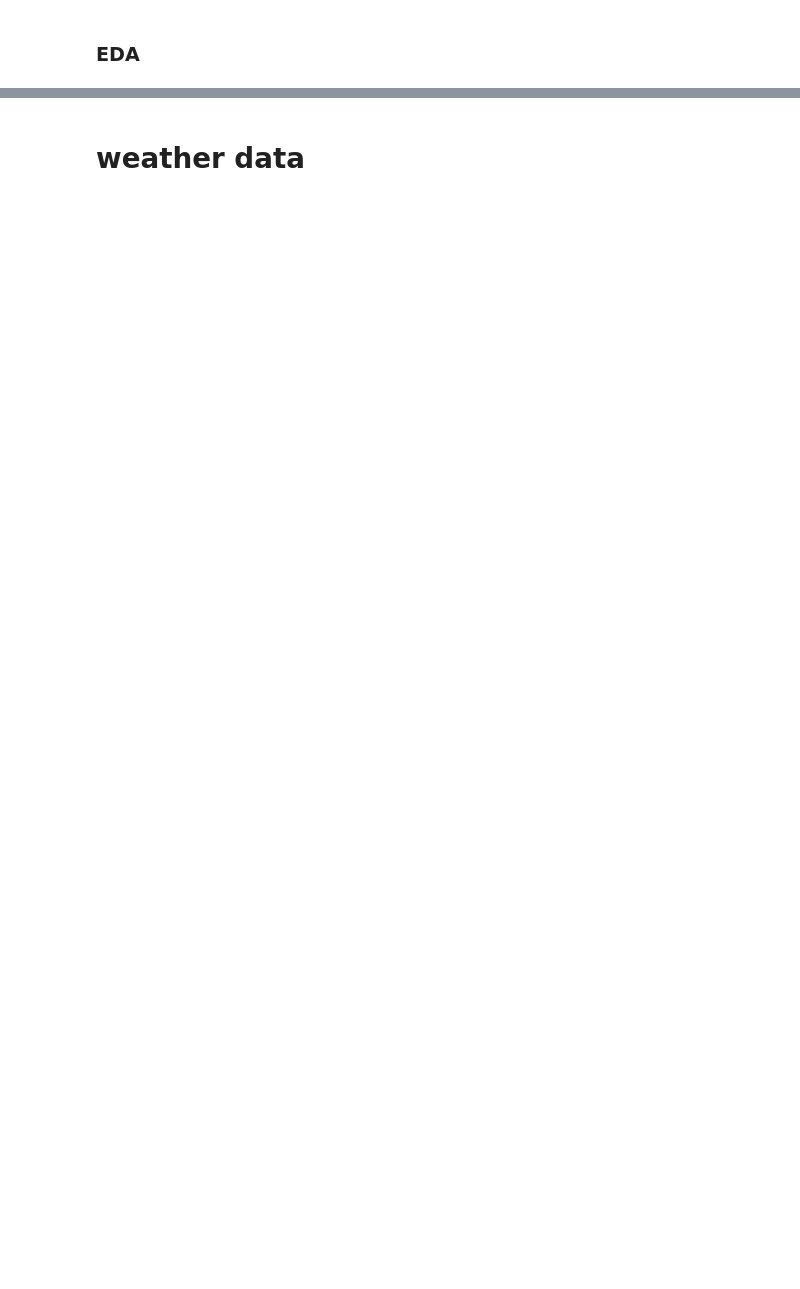
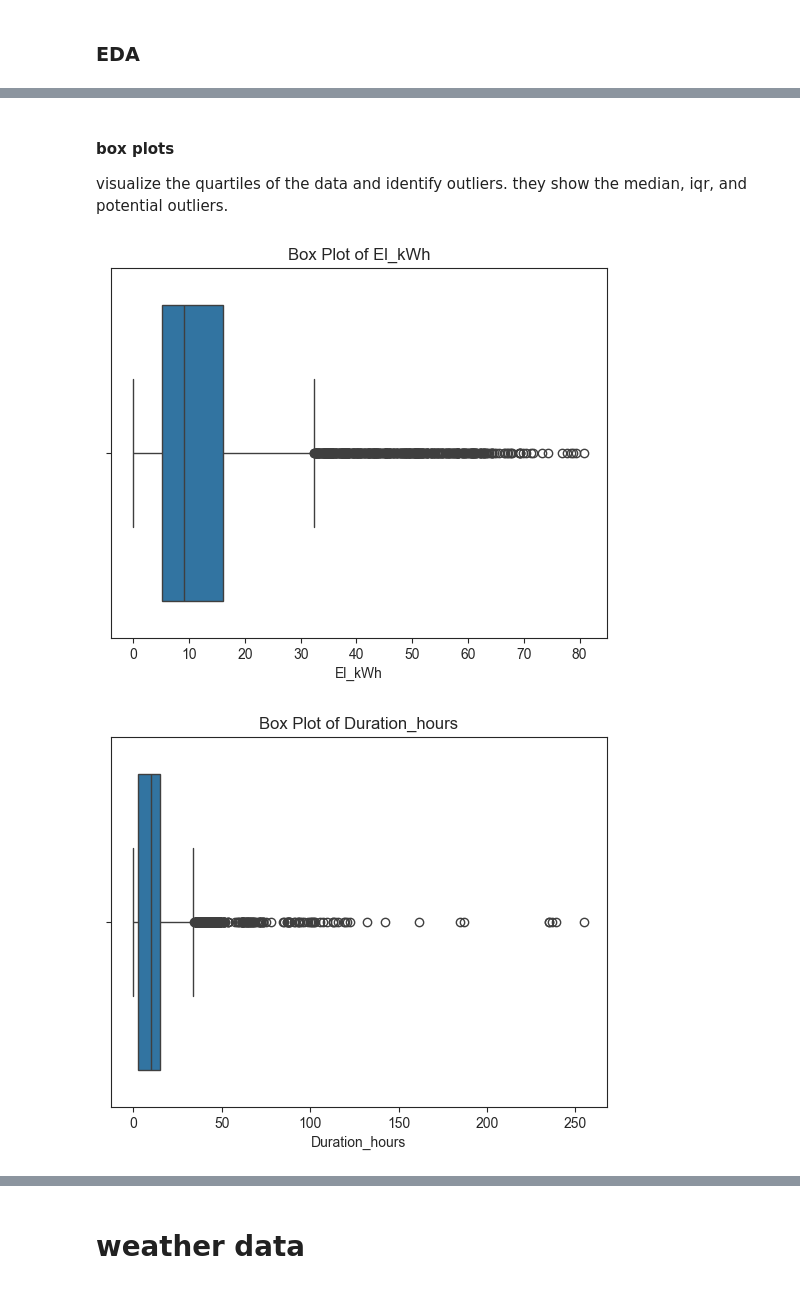
Before and after one commit to paperscissoroxie/evcharging, a Jupyter notebook: weatheronevcharging.ipynb, the cells around one changed output, grey strips where cells are left out. Cells and saved outputs as stored; diff of their text form; code cells hidden in the pictures; blank space fills up the shorter version.

```diff
--- a/weatheronevcharging.ipynb
+++ b/weatheronevcharging.ipynb
@@ -355,0 +430,16 @@ other notes:
+# %% [markdown]
+#### box plots
+visualize the quartiles of the data and identify outliers. they show the median, iqr, and potential outliers.
+# %%
+# El_kWh
+sns.boxplot(x=df1['El_kWh'])
+plt.title('Box Plot of El_kWh')
+plt.show()
+
+# Duration_hours
+sns.boxplot(x=df1['Duration_hours'])
+plt.title('Box Plot of Duration_hours')
+plt.show()
+# %% [output]
+[figure, added]
+[figure, added]
```
Also changed, not shown: parts of 14 cells of this notebook.
